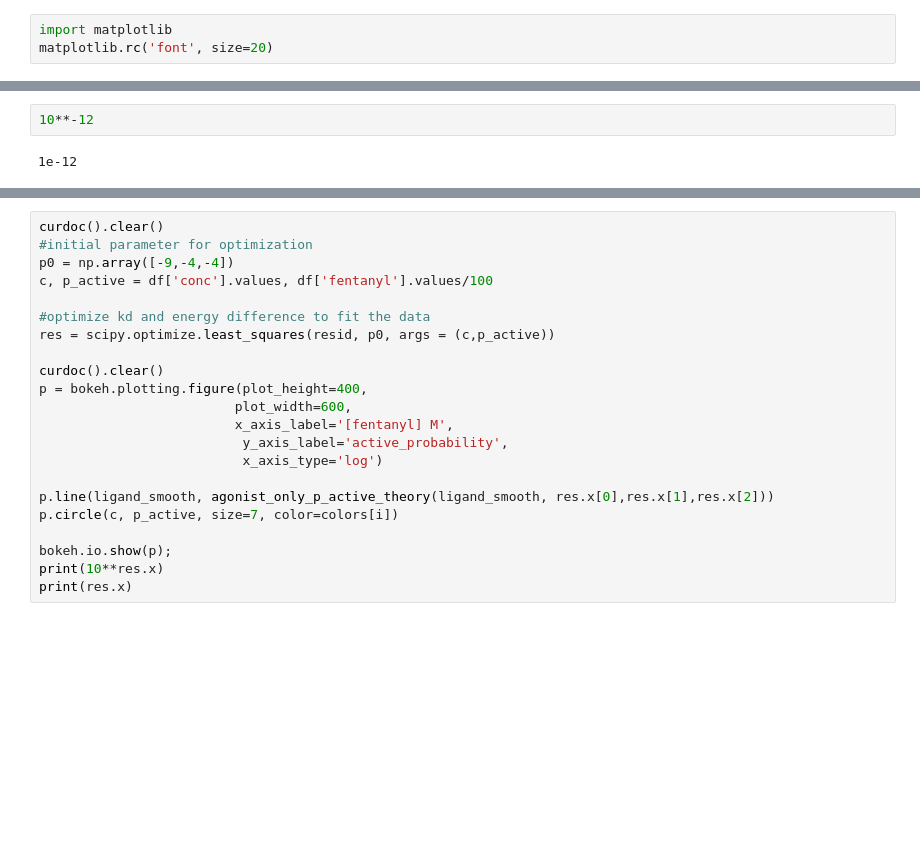
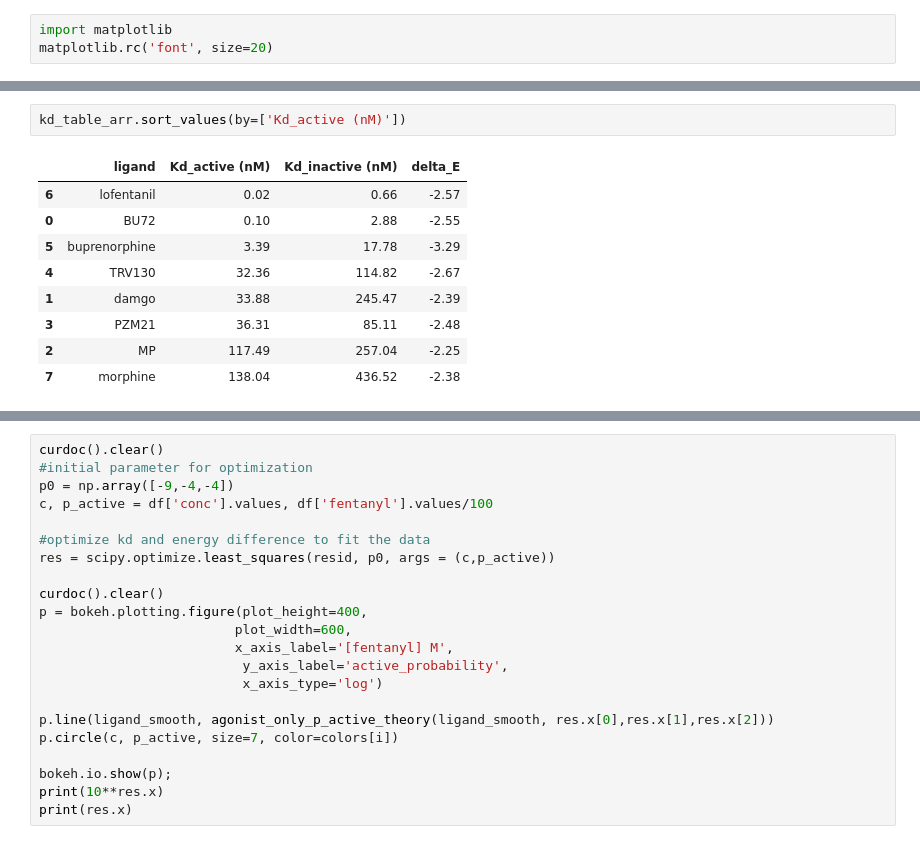
Before and after one commit to wanghaoqing/mglur5_MWC, a Jupyter notebook: MWC_curve_fittiing_MOR.ipynb, the cells around one changed output, grey strips where cells are left out. Drawn from its saved outputs; the diff is of its cells as text; blank space fills up the shorter version.

```diff
--- a/MWC_curve_fittiing_MOR.ipynb
+++ b/MWC_curve_fittiing_MOR.ipynb
@@ -273,4 +313,12 @@ for file in fnames:
 # %%
-10**-12
+kd_table_arr.sort_values(by=['Kd_active (nM)'])
 # %% [output]
-1e-12
+|  | ligand | Kd_active (nM) | Kd_inactive (nM) | delta_E |
+| 6 | lofentanil | 0.02 | 0.66 | -2.57 |
+| 0 | BU72 | 0.10 | 2.88 | -2.55 |
+| 5 | buprenorphine | 3.39 | 17.78 | -3.29 |
+| 4 | TRV130 | 32.36 | 114.82 | -2.67 |
+| 1 | damgo | 33.88 | 245.47 | -2.39 |
+| 3 | PZM21 | 36.31 | 85.11 | -2.48 |
+| 2 | MP | 117.49 | 257.04 | -2.25 |
+| 7 | morphine | 138.04 | 436.52 | -2.38 |
```
Also changed, not shown: parts of 11 cells of this notebook, 28 other files.
